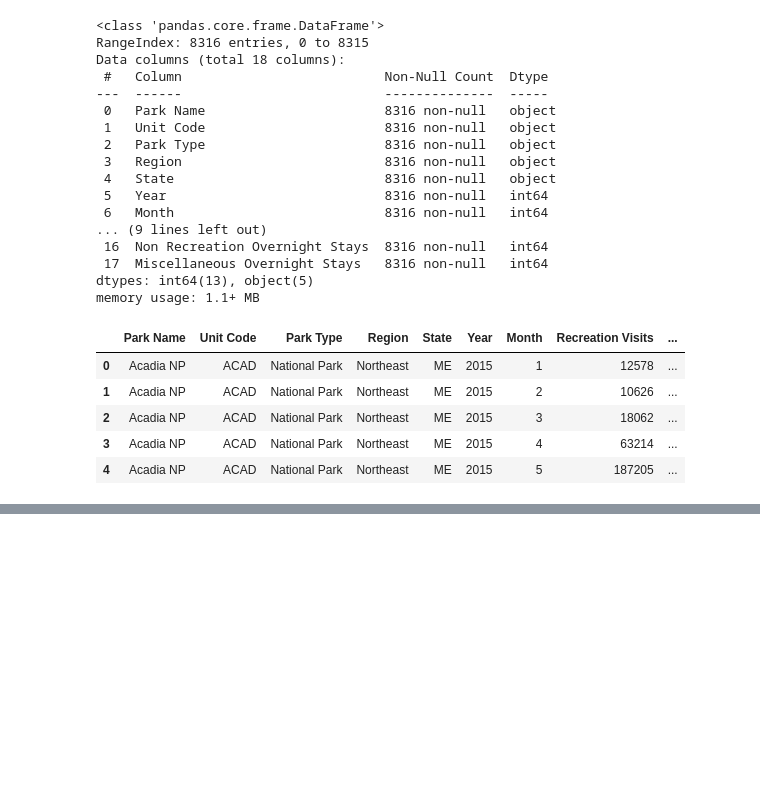
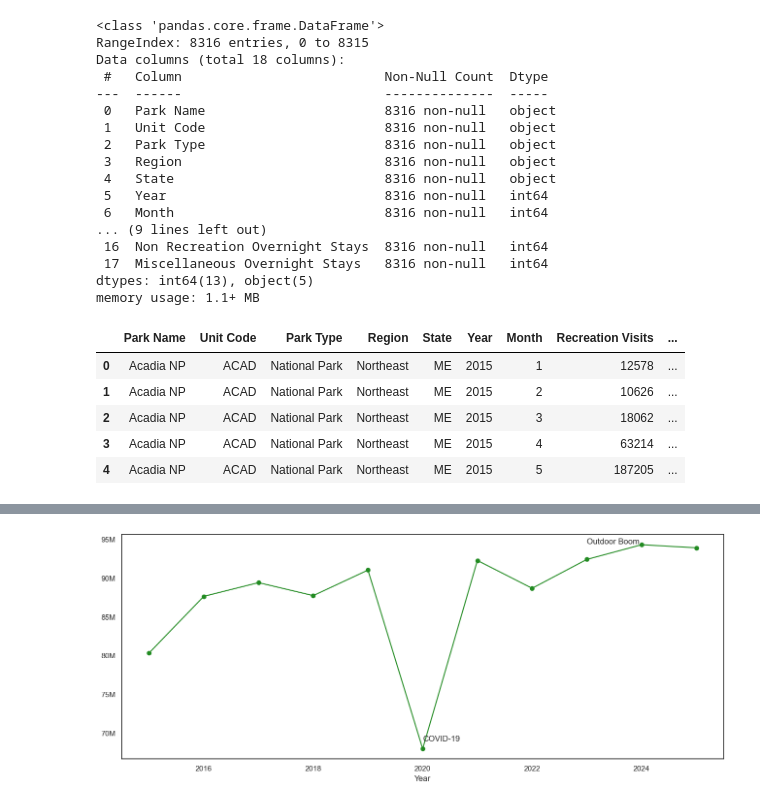
Before and after one commit to andreaycaceres/national-park-crowding-analysis, a Jupyter notebook: notebooks/visitation_data.ipynb, the cells around one changed output, grey strips where cells are left out. Saved outputs shown, nothing was run; the diff lists cells and outputs as text; code cells hidden in the pictures; blank space fills up the shorter version.

```diff
--- a/notebooks/visitation_data.ipynb
+++ b/notebooks/visitation_data.ipynb
@@ -96,0 +115,10 @@ clean_visits.to_csv('../data/clean/visitation_data_clean.csv', index=False)
+# %%
+#Visitation Over Time
+yearly_visits = clean_visits.groupby('Year')['Recreation Visits'].sum()
+plt.figure(figsize=(16,6))
+ax = yearly_visits.plot(kind='line', marker='o',color='forestgreen')
+ax.annotate('COVID-19',xy=(2020, yearly_visits.loc[2020]),xytext=(2020, yearly_visits.loc[2020] +1_000_000))
+ax.annotate('Outdoor Boom',xy=(2023, yearly_visits.loc[2023]),xytext=(2023, yearly_visits.loc[2023] +2_000_000))
+ax.yaxis.set_major_formatter(FuncFormatter(lambda y, pos: '0' if y == 0 else f'{y/1e6:.0f}M'))
+# %% [output]
+[figure, added]
```
Also changed, not shown: parts of 5 cells of this notebook, 2 other files.
